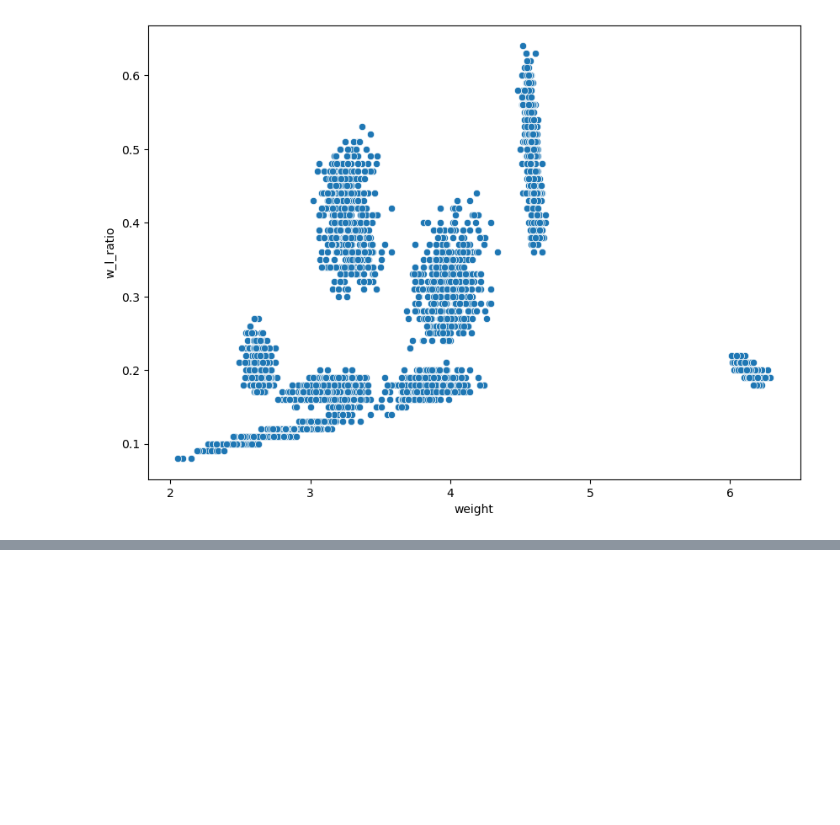
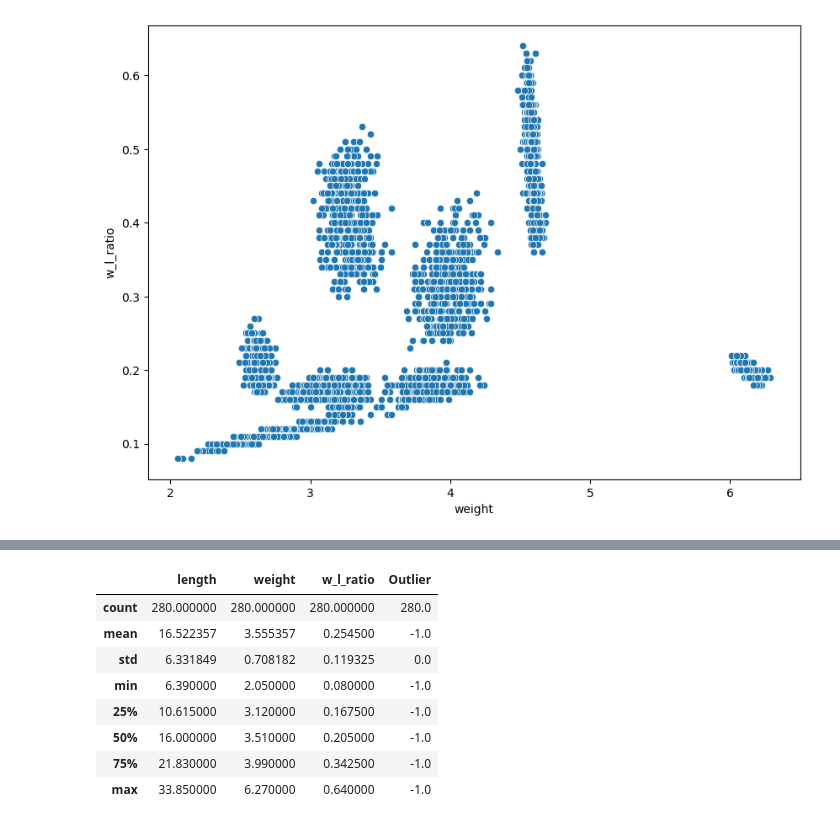
Before and after one commit to MaukanMir/Fish-Classification-Analysis, a Jupyter notebook: training.ipynb, the cells around one changed output, grey strips where cells are left out. Cells and saved outputs as stored; diff of their text form; code cells hidden in the pictures; blank space fills up the shorter version.

```diff
--- a/training.ipynb
+++ b/training.ipynb
@@ -328,0 +417,12 @@ for col in numerical_types.columns:
+# %%
+dbscan_outliers.describe()
+# %% [output]
+|  | length | weight | w_l_ratio | Outlier |
+| count | 280.000000 | 280.000000 | 280.000000 | 280.0 |
+| mean | 16.522357 | 3.555357 | 0.254500 | -1.0 |
+| std | 6.331849 | 0.708182 | 0.119325 | 0.0 |
+| min | 6.390000 | 2.050000 | 0.080000 | -1.0 |
+| 25% | 10.615000 | 3.120000 | 0.167500 | -1.0 |
+| 50% | 16.000000 | 3.510000 | 0.205000 | -1.0 |
+| 75% | 21.830000 | 3.990000 | 0.342500 | -1.0 |
+| max | 33.850000 | 6.270000 | 0.640000 | -1.0 |
```
Also changed, not shown: parts of 16 cells of this notebook, 20 other files.
